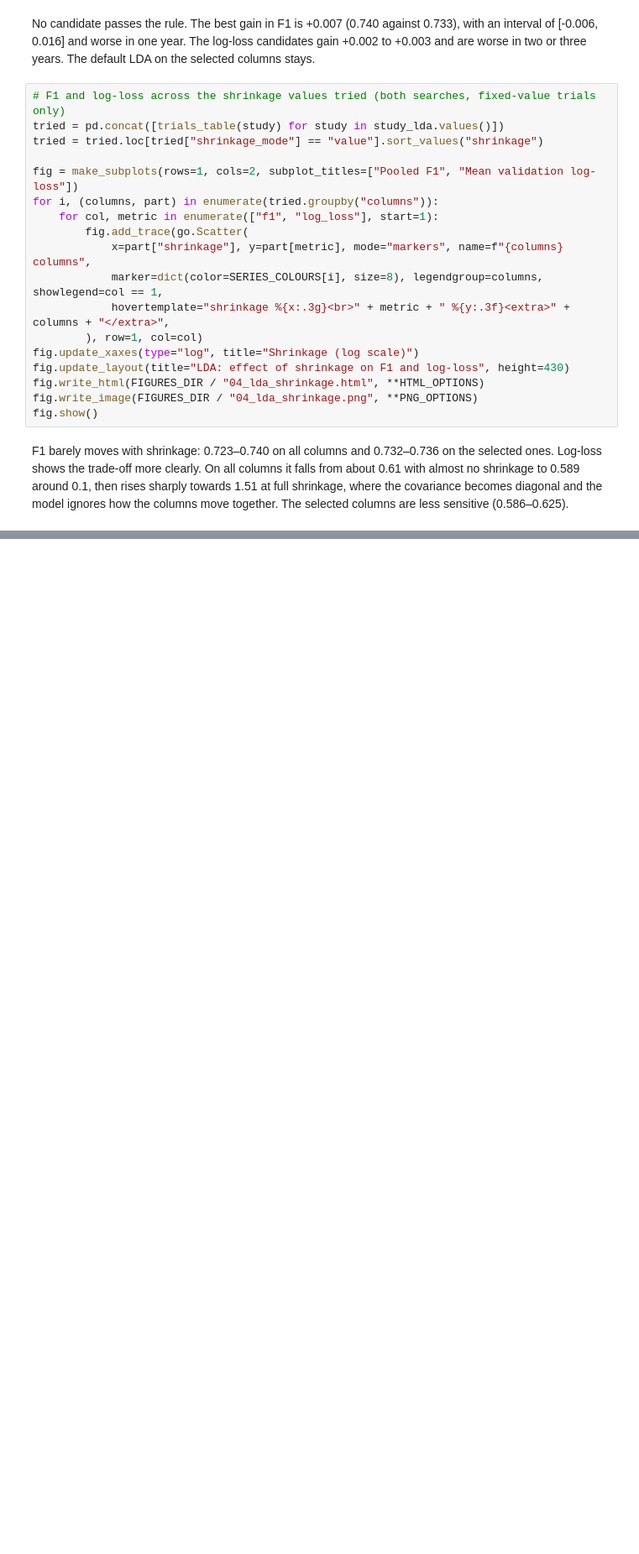
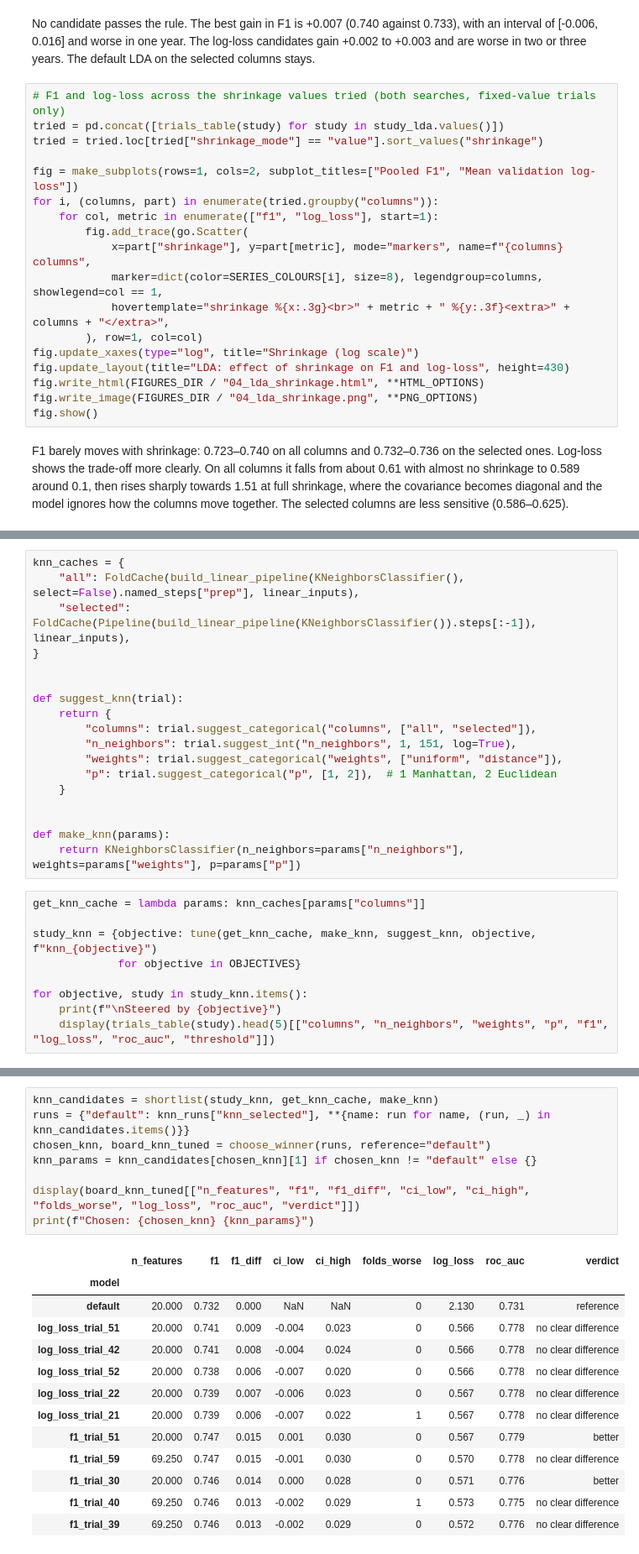
Before and after one commit to PedroHSantos20/ml-repeat-purchase, a Jupyter notebook: notebooks/04_modelling_project.ipynb, the cells around one changed output, grey strips where cells are left out. Shown at 84% size. Saved outputs shown, nothing was run; the diff lists cells and outputs as text; blank space fills up the shorter version.

```diff
--- a/notebooks/04_modelling_project.ipynb
+++ b/notebooks/04_modelling_project.ipynb
@@ -1175,0 +1287,27 @@ F1 barely moves with shrinkage: 0.723–0.740 on all columns and 0.732–0.736 o
+# %%
+knn_caches = {
+    "all": FoldCache(build_linear_pipeline(KNeighborsClassifier(), select=False).named_steps["prep"], linear_inputs),
+    "selected": FoldCache(Pipeline(build_linear_pipeline(KNeighborsClassifier()).steps[:-1]), linear_inputs),
+}
+
+
+def suggest_knn(trial):
+    return {
+        "columns": trial.suggest_categorical("columns", ["all", "selected"]),
+        "n_neighbors": trial.suggest_int("n_neighbors", 1, 151, log=True),
+        "weights": trial.suggest_categorical("weights", ["uniform", "distance"]),
+        "p": trial.suggest_categorical("p", [1, 2]),  # 1 Manhattan, 2 Euclidean
+    }
+
+
+def make_knn(params):
+    return KNeighborsClassifier(n_neighbors=params["n_neighbors"], weights=params["weights"], p=params["p"])
+# %%
+get_knn_cache = lambda params: knn_caches[params["columns"]]
+
+study_knn = {objective: tune(get_knn_cache, make_knn, suggest_knn, objective, f"knn_{objective}")
+             for objective in OBJECTIVES}
+
+for objective, study in study_knn.items():
+    print(f"\nSteered by {objective}")
+    display(trials_table(study).head(5)[["columns", "n_neighbors", "weights", "p", "f1", "log_loss", "roc_auc", "threshold"]])
@@ -1175,0 +1338,22 @@ F1 barely moves with shrinkage: 0.723–0.740 on all columns and 0.732–0.736 o
+# %%
+knn_candidates = shortlist(study_knn, get_knn_cache, make_knn)
+runs = {"default": knn_runs["knn_selected"], **{name: run for name, (run, _) in knn_candidates.items()}}
+chosen_knn, board_knn_tuned = choose_winner(runs, reference="default")
+knn_params = knn_candidates[chosen_knn][1] if chosen_knn != "default" else {}
+
+display(board_knn_tuned[["n_features", "f1", "f1_diff", "ci_low", "ci_high", "folds_worse", "log_loss", "roc_auc", "verdict"]])
+print(f"Chosen: {chosen_knn} {knn_params}")
+# %% [output]
+|  | n_features | f1 | f1_diff | ci_low | ci_high | folds_worse | log_loss | roc_auc | verdict |
+| model |  |  |  |  |  |  |  |  |  |
+| default | 20.000 | 0.732 | 0.000 | NaN | NaN | 0 | 2.130 | 0.731 | reference |
+| log_loss_trial_51 | 20.000 | 0.741 | 0.009 | -0.004 | 0.023 | 0 | 0.566 | 0.778 | no clear difference |
+| log_loss_trial_42 | 20.000 | 0.741 | 0.008 | -0.004 | 0.024 | 0 | 0.566 | 0.778 | no clear difference |
+| log_loss_trial_52 | 20.000 | 0.738 | 0.006 | -0.007 | 0.020 | 0 | 0.566 | 0.778 | no clear difference |
+| log_loss_trial_22 | 20.000 | 0.739 | 0.007 | -0.006 | 0.023 | 0 | 0.567 | 0.778 | no clear difference |
+| log_loss_trial_21 | 20.000 | 0.739 | 0.006 | -0.007 | 0.022 | 1 | 0.567 | 0.778 | no clear difference |
+| f1_trial_51 | 20.000 | 0.747 | 0.015 | 0.001 | 0.030 | 0 | 0.567 | 0.779 | better |
+| f1_trial_59 | 69.250 | 0.747 | 0.015 | -0.001 | 0.030 | 0 | 0.570 | 0.778 | no clear difference |
+| f1_trial_30 | 20.000 | 0.746 | 0.014 | 0.000 | 0.028 | 0 | 0.571 | 0.776 | better |
+| f1_trial_40 | 69.250 | 0.746 | 0.013 | -0.002 | 0.029 | 1 | 0.573 | 0.775 | no clear difference |
+| f1_trial_39 | 69.250 | 0.746 | 0.013 | -0.002 | 0.029 | 0 | 0.572 | 0.776 | no clear difference |
```
Also changed, not shown: parts of 64 cells of this notebook, 20 other files.
